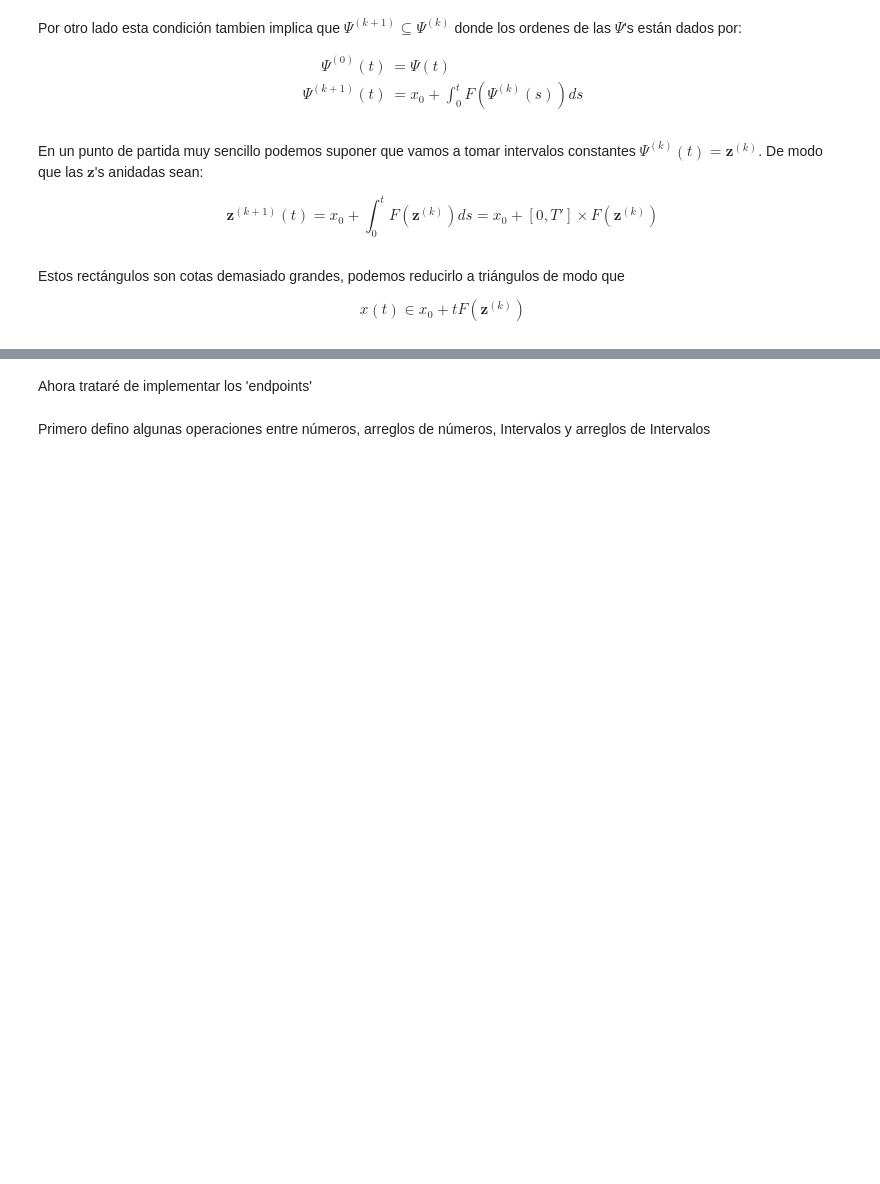
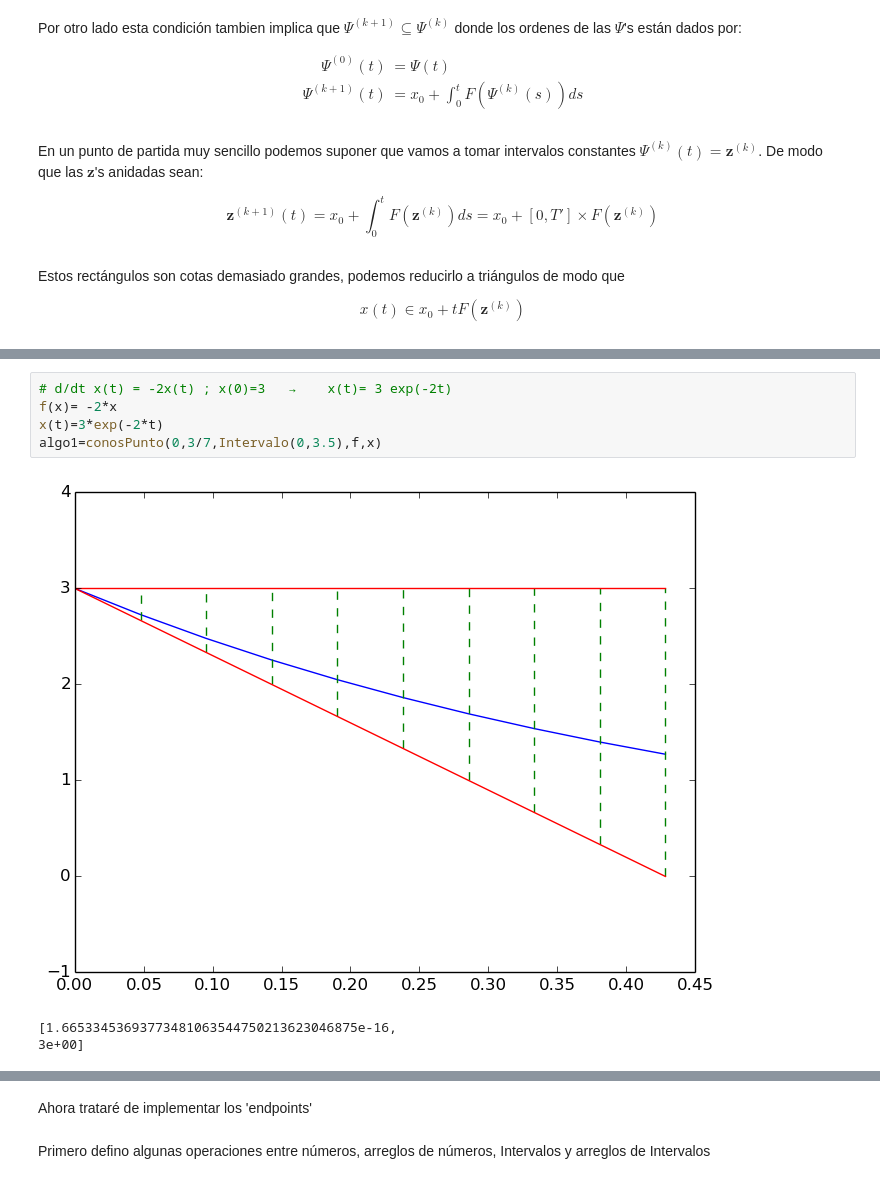
Before and after one commit to shgaeo/ProyectoClase, a Jupyter notebook: Notas/Sobre Capítulo 6 del Tucker.ipynb, the cells around one changed output, grey strips where cells are left out. Drawn from its saved outputs; the diff is of its cells as text; blank space fills up the shorter version.

```diff
--- a/Notas/Sobre Capítulo 6 del Tucker.ipynb
+++ b/Notas/Sobre Capítulo 6 del Tucker.ipynb
@@ -93,0 +104,9 @@ PyPlot.ylim([min(x0Bot[end],x1Bot[end],x0Bot[1],x1Bot[1],x(0),x(t[end]))-1,
+# %%
+# d/dt x(t) = -2x(t) ; x(0)=3   →    x(t)= 3 exp(-2t)
+f(x)= -2*x
+x(t)=3*exp(-2*t)
+algo1=conosPunto(0,3/7,Intervalo(0,3.5),f,x)
+# %% [output]
+[figure, added]
+[1.66533453693773481063544750213623046875e-16,
+3e+00]
```
Also changed, not shown: parts of 23 cells of this notebook.
